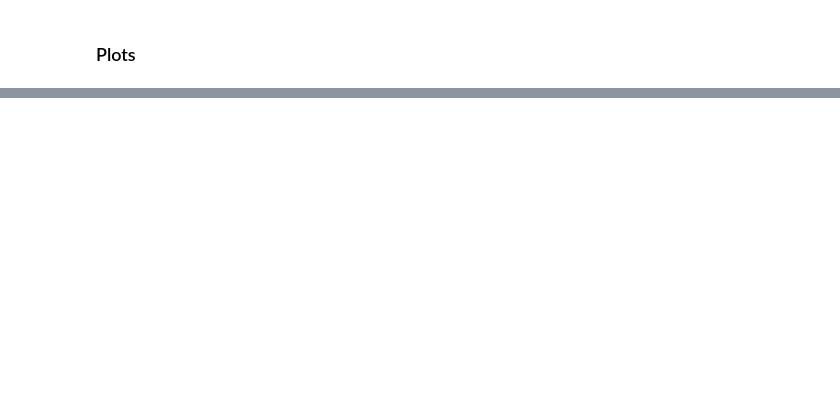
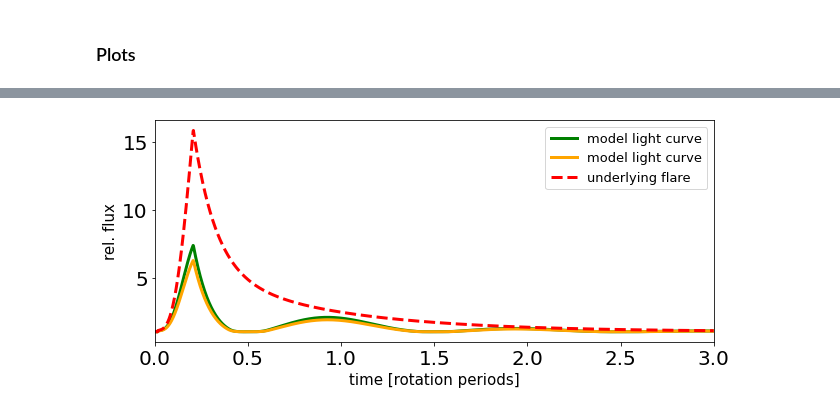
Before and after one commit to ekaterinailin/MalachiteMountains, a Jupyter notebook: analysis/notebooks/NB9_DDT_plots_model.ipynb, the cells around one changed output, grey strips where cells are left out. Cells and saved outputs as stored; diff of their text form; code cells hidden in the pictures; blank space fills up the shorter version.

```diff
--- a/analysis/notebooks/NB9_DDT_plots_model.ipynb
+++ b/analysis/notebooks/NB9_DDT_plots_model.ipynb
@@ -67,0 +68,23 @@ plt.tight_layout()
+# %%
+phi = np.linspace(0,6*np.pi,2000)
+flare = aflare(phi, 1.3, 2.4, 15,)
+plt.figure(figsize=(9,4))
+for (lat,i,c) in [(25,27,"green"),(69,71,"orange")]:
+    latitudes, longitudes, pos = dot_ensemble_circular(lat/180*np.pi,0,3,num_pts=300)
+    I = i * np.pi / 180.
+    lamb, onoff, m = model(phi, latitudes, longitudes, flare, I)
+
+    plt.plot(phi/2/np.pi,m+1,c=c,linewidth=3,
+             label=f"model light curve")#,\naverage of individual\ngrid dots (in grey)")
+
+plt.plot(phi/2/np.pi,flare+1, label="underlying flare",c="r",linestyle="dashed",linewidth=3)
+plt.xlabel("time [rotation periods]",fontsize=15)
+plt.ylabel("rel. flux",fontsize=15)
+plt.xlim(0,3)
+plt.legend(fontsize=13)
+#plt.yscale("log")
+plt.tight_layout()
+#plt.ylim(0,6)
+plt.savefig(f"{CWD}/analysis/plots/ddt/lightcurve_both.png",dpi=300);
+# %% [output]
+[figure, added]
```
Also changed, not shown: parts of 3 cells of this notebook, 3 other files.
